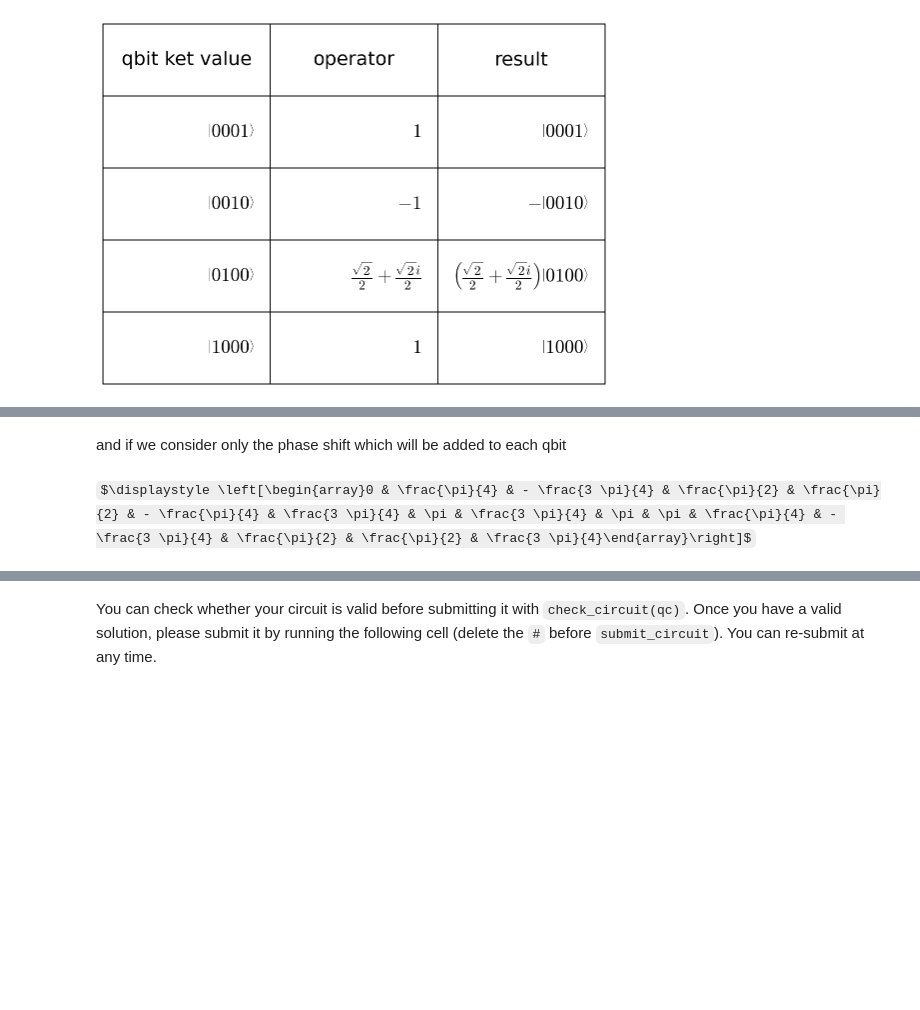
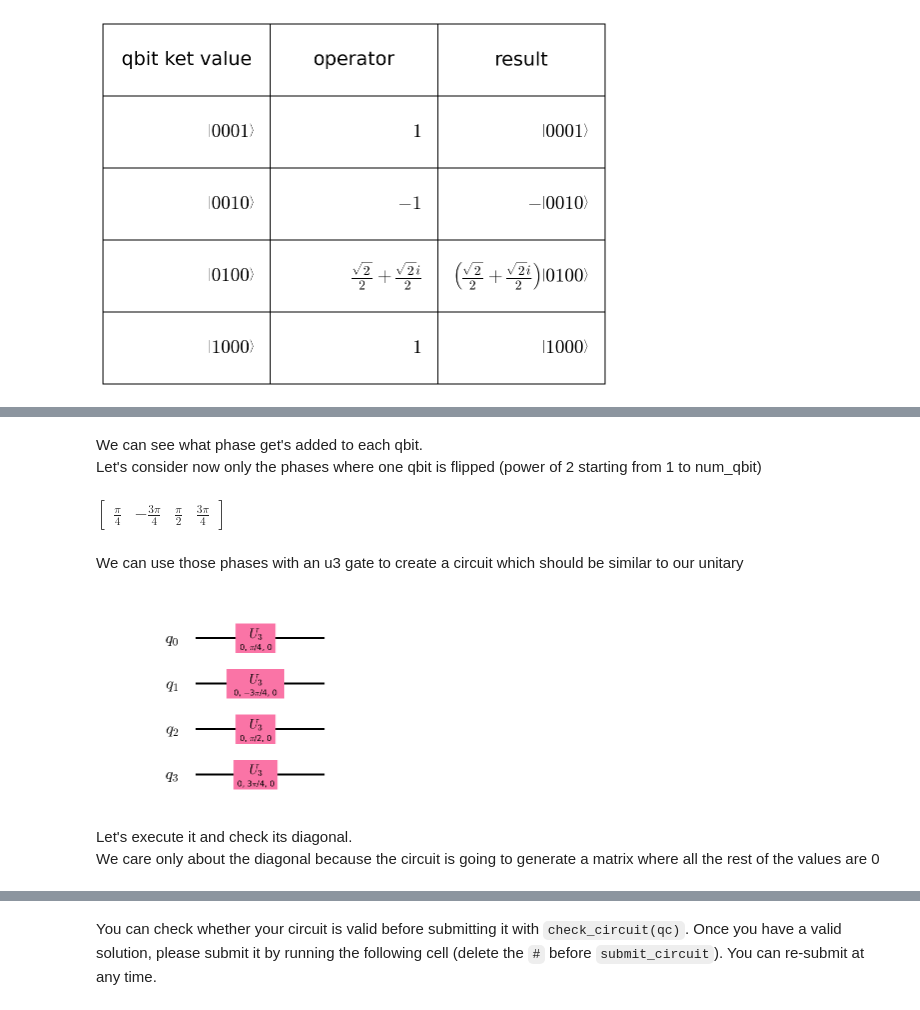
Before and after one commit to jacopomaroli/IBM_may4_challenge_solution, a Jupyter notebook: ex04/Challenge4_CircuitDecomposition.ipynb, the cells around one changed output, grey strips where cells are left out. Drawn from its saved outputs; the diff is of its cells as text; code cells hidden in the pictures; some formulas as TeX source; blank space fills up the shorter version.

```diff
--- a/ex04/Challenge4_CircuitDecomposition.ipynb
+++ b/ex04/Challenge4_CircuitDecomposition.ipynb
@@ -548,17 +598,22 @@ $\displaystyle \left[\begin{array}1 & \frac{\sqrt{2}}{2} + \frac{\sqrt{2} i}{2}
-# %% [markdown]
-and if we consider only the phase shift which will be added to each qbit
-# %%
-H = 1/np.sqrt(2)*np.array([[1,1],[1,-1]]) # 1 qubit Hadamard
-H4 = np.kron(H,np.kron(H,np.kron(H,H))) # 4 qbuit Hadamard
-UH = np.matmul(U,H4)
-HUH = np.matmul(H4,UH)
-HUH.real[abs(HUH.real) < 1e-14] = 0.0
-HUH.imag[abs(HUH.imag) < 1e-14] = 0.0
-
-HUH_diag = np.diagonal(HUH)
-HUH_diag = np.around(HUH_diag, 8) # round to 8 decimals to help to rationalize
-HUH_diag_real_phases = np.angle(HUH_diag)
-HUH_diag_rational_phases = vnsimplify(HUH_diag_real_phases, constants=[sym.sqrt(2), sym.pi])
-display(sym.Array(HUH_diag_rational_phases))
-# %% [output]
-$\displaystyle \left[\begin{array}0 & \frac{\pi}{4} & - \frac{3 \pi}{4} & \frac{\pi}{2} & \frac{\pi}{2} & - \frac{\pi}{4} & \frac{3 \pi}{4} & \pi & \frac{3 \pi}{4} & \pi & \pi & \frac{\pi}{4} & - \frac{3 \pi}{4} & \frac{\pi}{2} & \frac{\pi}{2} & \frac{3 \pi}{4}\end{array}\right]$
+# %% [markdown]
+We can see what phase get's added to each qbit.
+Let's consider now only the phases where one qbit is flipped (power of 2 starting from 1 to num_qbit)
+# %%
+single_qbit_shift = np.array(list(map(lambda x : HUH_diag_real_phases[x], [1 << i for i in range(num_qbit)])), dtype='float64')
+single_qbit_shift_rational = vnsimplify(single_qbit_shift, constants=[sym.sqrt(2), sym.pi])
+display(sym.Array(single_qbit_shift_rational))
+# %% [output]
+$\displaystyle \left[\begin{matrix}\frac{\pi}{4} & - \frac{3 \pi}{4} & \frac{\pi}{2} & \frac{3 \pi}{4}\end{matrix}\right]$
+# %% [markdown]
+We can use those phases with an u3 gate to create a circuit which should be similar to our unitary
+# %%
+qcp = QuantumCircuit(num_qbit)
+for i in range(num_qbit):
+    qcp.u3(0,single_qbit_shift[i],0,i)
+
+qcp.draw(output='mpl')
+# %% [output]
+[figure, added]
+# %% [markdown]
+Let's execute it and check its diagonal.
+We care only about the diagonal because the circuit is going to generate a matrix where all the rest of the values are 0
```
Also changed, not shown: parts of 31 cells of this notebook.
